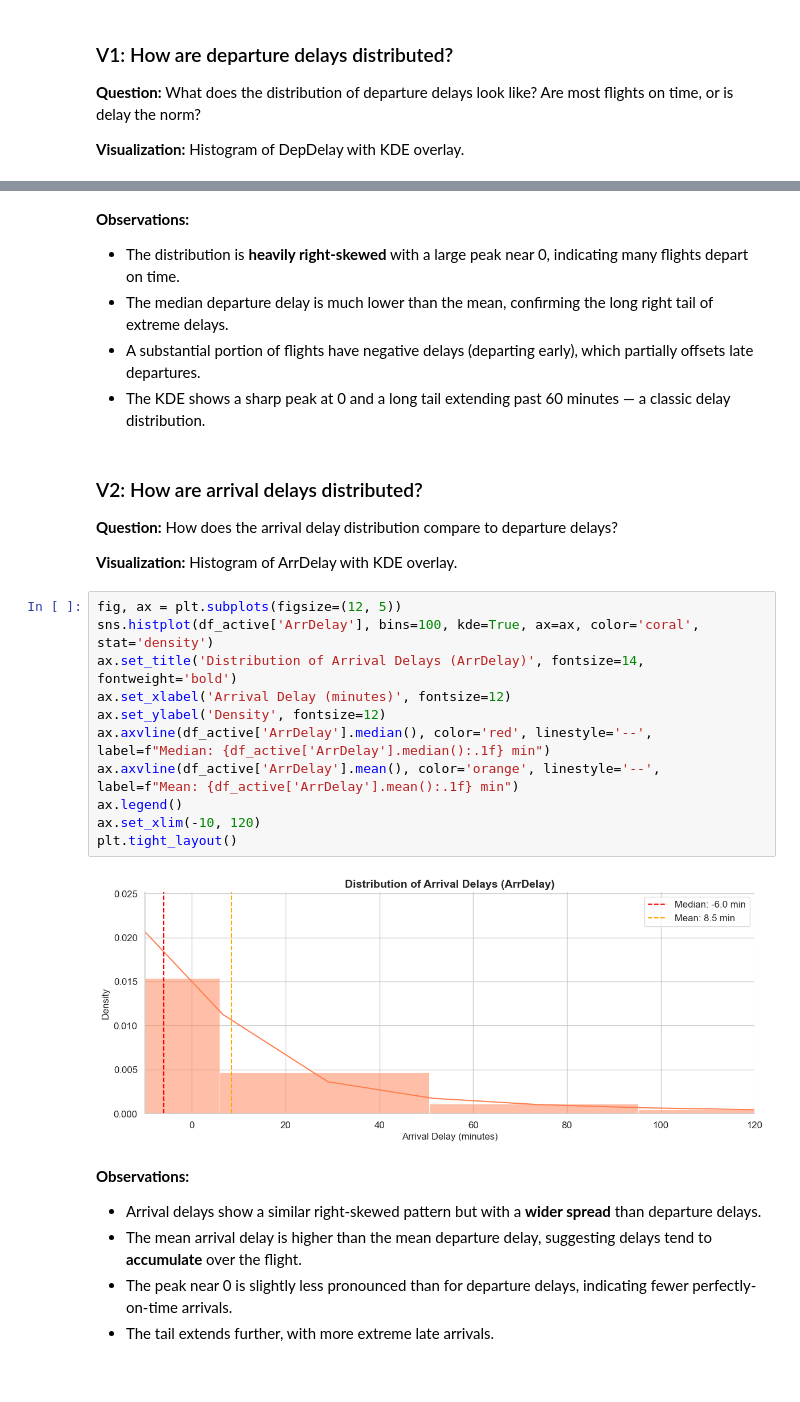
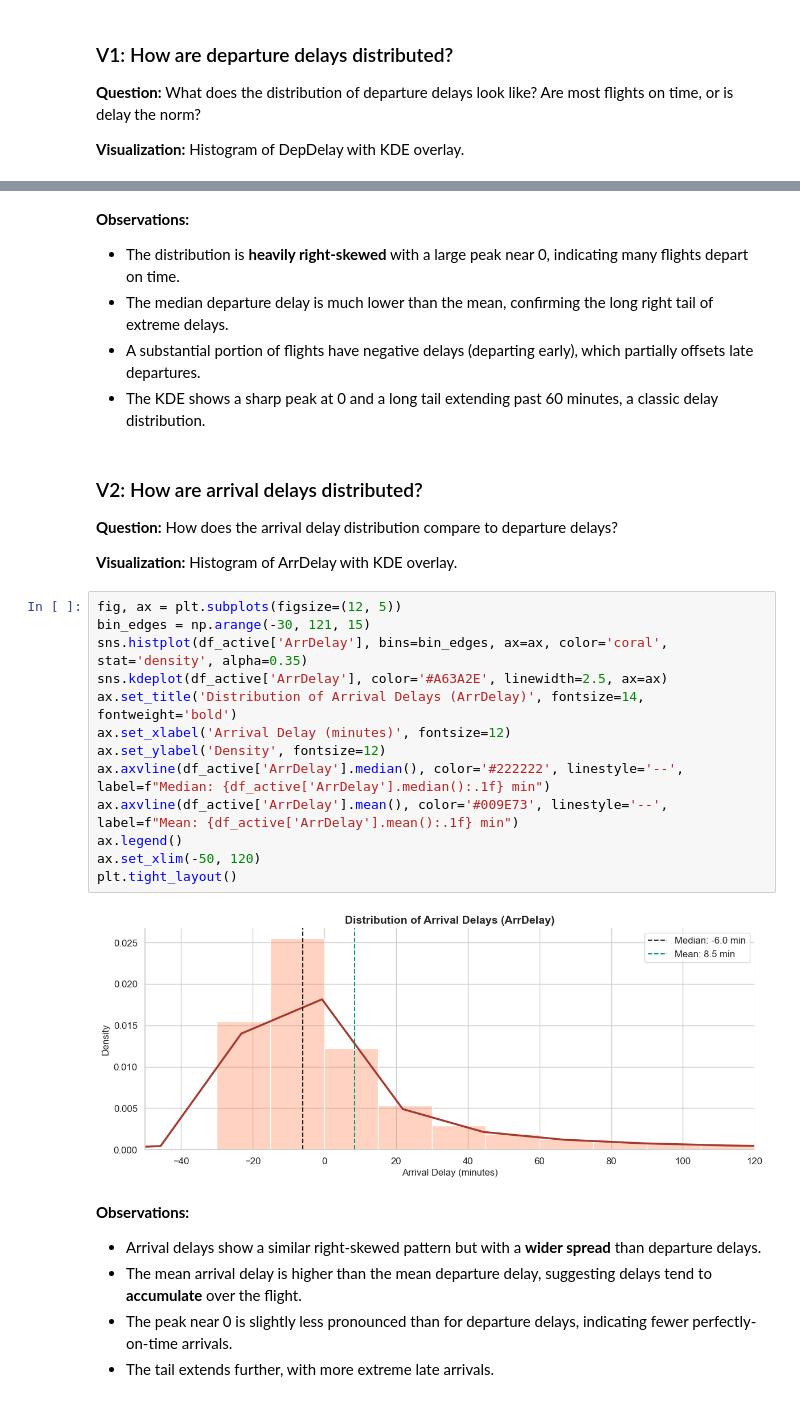
Before and after one commit to luisjfeliu/data-analysis-flight-delays-visuals, a Jupyter notebook: Part_I_exploration.ipynb, the cells around one changed output, grey strips where cells are left out. Saved outputs shown, nothing was run; the diff lists cells and outputs as text.

```diff
--- a/Part_I_exploration.ipynb
+++ b/Part_I_exploration.ipynb
@@ -251,7 +253,7 @@ plt.tight_layout()
 - The distribution is **heavily right-skewed** with a large peak near 0, indicating many flights depart on time.
 - The median departure delay is much lower than the mean, confirming the long right tail of extreme delays.
 - A substantial portion of flights have negative delays (departing early), which partially offsets late departures.
-- The KDE shows a sharp peak at 0 and a long tail extending past 60 minutes — a classic delay distribution.
+- The KDE shows a sharp peak at 0 and a long tail extending past 60 minutes, a classic delay distribution.
 # %% [markdown]
 ### V2: How are arrival delays distributed?
 
@@ -260,17 +262,19 @@ plt.tight_layout()
 **Visualization:** Histogram of ArrDelay with KDE overlay.
 # %%
 fig, ax = plt.subplots(figsize=(12, 5))
-sns.histplot(df_active['ArrDelay'], bins=100, kde=True, ax=ax, color='coral', stat='density')
+bin_edges = np.arange(-30, 121, 15)
+sns.histplot(df_active['ArrDelay'], bins=bin_edges, ax=ax, color='coral', stat='density', alpha=0.35)
+sns.kdeplot(df_active['ArrDelay'], color='#A63A2E', linewidth=2.5, ax=ax)
 ax.set_title('Distribution of Arrival Delays (ArrDelay)', fontsize=14, fontweight='bold')
 ax.set_xlabel('Arrival Delay (minutes)', fontsize=12)
 ax.set_ylabel('Density', fontsize=12)
-ax.axvline(df_active['ArrDelay'].median(), color='red', linestyle='--', label=f"Median: {df_active['ArrDelay'].median():.1f} min")
-ax.axvline(df_active['ArrDelay'].mean(), color='orange', linestyle='--', label=f"Mean: {df_active['ArrDelay'].mean():.1f} min")
+ax.axvline(df_active['ArrDelay'].median(), color='#222222', linestyle='--', label=f"Median: {df_active['ArrDelay'].median():.1f} min")
+ax.axvline(df_active['ArrDelay'].mean(), color='#009E73', linestyle='--', label=f"Mean: {df_active['ArrDelay'].mean():.1f} min")
 ax.legend()
-ax.set_xlim(-10, 120)
+ax.set_xlim(-50, 120)
 plt.tight_layout()
 # %% [output]
-[figure, old version]
+[figure, new version]
 # %% [markdown]
 **Observations:**
 - Arrival delays show a similar right-skewed pattern but with a **wider spread** than departure delays.
```
Also changed, not shown: parts of 51 cells of this notebook, 3 other files.
